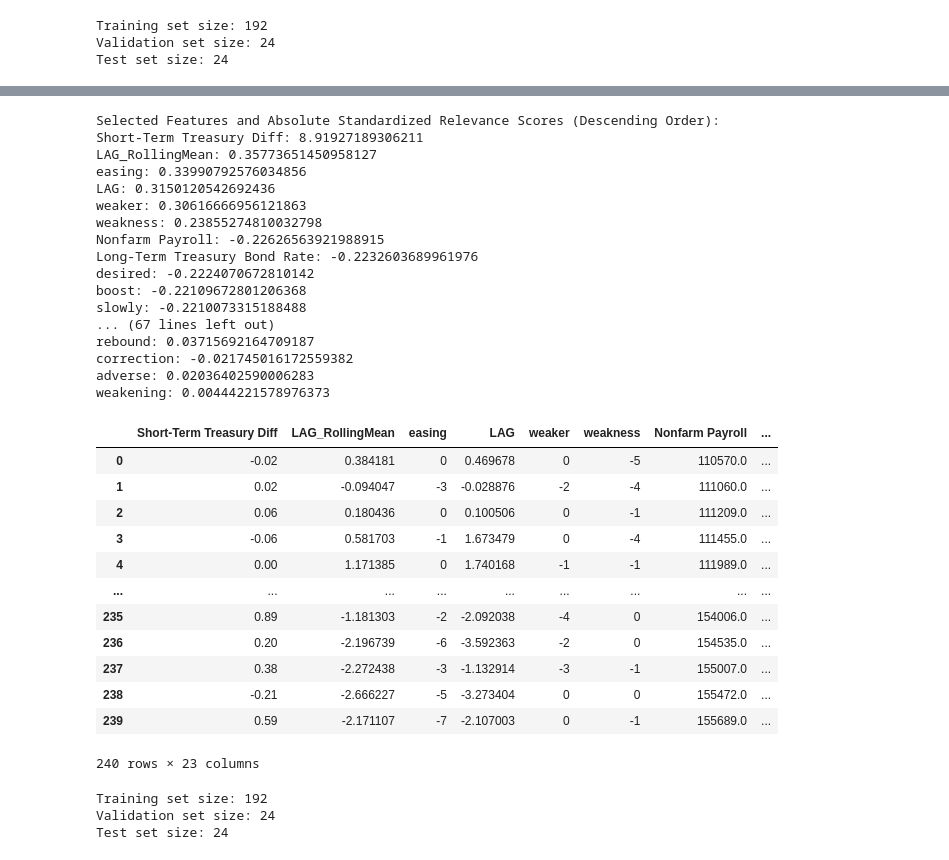
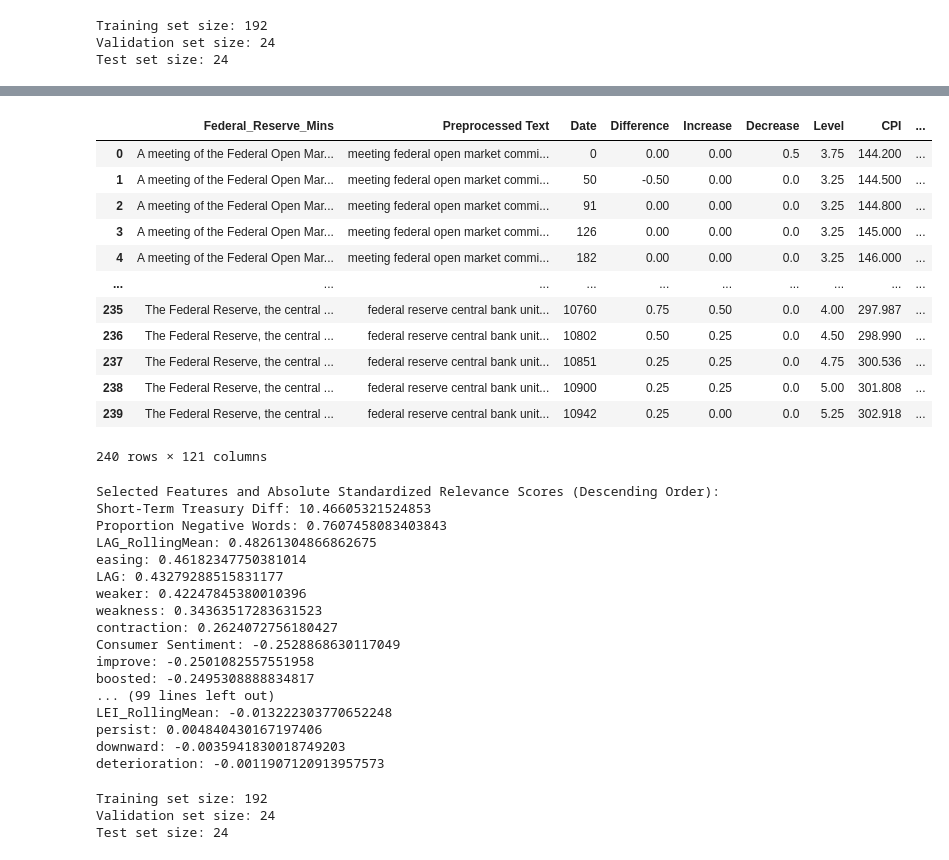
Before and after one commit to abactat/FOMC_Sentiment_Analysis, a Jupyter notebook: notebooks/Model Data Augmentation.ipynb, the cells around one changed output, grey strips where cells are left out. Drawn from its saved outputs; the diff is of its cells as text; code cells hidden in the pictures.

```diff
--- a/notebooks/Model Data Augmentation.ipynb
+++ b/notebooks/Model Data Augmentation.ipynb
@@ -736,3 +723,19 @@ print(table)
+# %%
+second_dataset
+# %% [output]
+|  | Federal_Reserve_Mins | Preprocessed Text | Date | Difference | Increase | Decrease | Level | CPI | ... |
+| 0 | A meeting of the Federal Open Mar... | meeting federal open market commi... | 0 | 0.00 | 0.00 | 0.5 | 3.75 | 144.200 | ... |
+| 1 | A meeting of the Federal Open Mar... | meeting federal open market commi... | 50 | -0.50 | 0.00 | 0.0 | 3.25 | 144.500 | ... |
+| 2 | A meeting of the Federal Open Mar... | meeting federal open market commi... | 91 | 0.00 | 0.00 | 0.0 | 3.25 | 144.800 | ... |
+| 3 | A meeting of the Federal Open Mar... | meeting federal open market commi... | 126 | 0.00 | 0.00 | 0.0 | 3.25 | 145.000 | ... |
+| 4 | A meeting of the Federal Open Mar... | meeting federal open market commi... | 182 | 0.00 | 0.00 | 0.0 | 3.25 | 146.000 | ... |
+| ... | ... | ... | ... | ... | ... | ... | ... | ... | ... |
+| 235 | The Federal Reserve, the central ... | federal reserve central bank unit... | 10760 | 0.75 | 0.50 | 0.0 | 4.00 | 297.987 | ... |
+| 236 | The Federal Reserve, the central ... | federal reserve central bank unit... | 10802 | 0.50 | 0.25 | 0.0 | 4.50 | 298.990 | ... |
+| 237 | The Federal Reserve, the central ... | federal reserve central bank unit... | 10851 | 0.25 | 0.25 | 0.0 | 4.75 | 300.536 | ... |
+| 238 | The Federal Reserve, the central ... | federal reserve central bank unit... | 10900 | 0.25 | 0.25 | 0.0 | 5.00 | 301.808 | ... |
+| 239 | The Federal Reserve, the central ... | federal reserve central bank unit... | 10942 | 0.25 | 0.00 | 0.0 | 5.25 | 302.918 | ... |
+240 rows × 121 columns
 # %%
 # Subset numerical columns
 numerical_columns = second_dataset.select_dtypes(include='number')
@@ -749,7 +752,7 @@ difference_mean = second_dataset['Difference'].mean()
 second_dataset['Difference'].fillna(difference_mean, inplace=True)
 
 # Define the number of features to select
-k = 82
+k = 114
 
 # Perform univariate selection using f_regression
 selector = SelectKBest(score_func=f_regression, k=k)
@@ -780,20 +783,20 @@ for feature, score in selected_features_with_scores:
     print(f"{feature}: {score[0]}")
 # %% [output]
 Selected Features and Absolute Standardized Relevance Scores (Descending Order):
-Short-Term Treasury Diff: 8.91927189306211
-LAG_RollingMean: 0.35773651450958127
-easing: 0.33990792576034856
-LAG: 0.3150120542692436
-weaker: 0.30616666956121863
-weakness: 0.23855274810032798
-Nonfarm Payroll: -0.22626563921988915
-Long-Term Treasury Bond Rate: -0.2232603689961976
-desired: -0.2224070672810142
-boost: -0.22109672801206368
-slowly: -0.2210073315188488
-... (67 lines left out)
-rebound: 0.03715692164709187
-correction: -0.021745016172559382
-adverse: 0.02036402590006283
-weakening: 0.00444221578976373
+Short-Term Treasury Diff: 10.46605321524853
+Proportion Negative Words: 0.7607458083403843
+LAG_RollingMean: 0.48261304866862675
+easing: 0.46182347750381014
+LAG: 0.43279288515831177
+weaker: 0.42247845380010396
+weakness: 0.34363517283631523
+contraction: 0.2624072756180427
+Consumer Sentiment: -0.2528868630117049
+improve: -0.2501082557551958
+boosted: -0.2495308888834817
+... (99 lines left out)
+LEI_RollingMean: -0.013222303770652248
+persist: 0.004840430167197406
+downward: -0.0035941830018749203
+deterioration: -0.0011907120913957573
 # %%
@@ -808,19 +811,3 @@ subset_second_dataset = second_dataset[selected_features_greater_than_0_2]
-# %%
-subset_second_dataset
-# %% [output]
-|  | Short-Term Treasury Diff | LAG_RollingMean | easing | LAG | weaker | weakness | Nonfarm Payroll | ... |
-| 0 | -0.02 | 0.384181 | 0 | 0.469678 | 0 | -5 | 110570.0 | ... |
-| 1 | 0.02 | -0.094047 | -3 | -0.028876 | -2 | -4 | 111060.0 | ... |
-| 2 | 0.06 | 0.180436 | 0 | 0.100506 | 0 | -1 | 111209.0 | ... |
-| 3 | -0.06 | 0.581703 | -1 | 1.673479 | 0 | -4 | 111455.0 | ... |
-| 4 | 0.00 | 1.171385 | 0 | 1.740168 | -1 | -1 | 111989.0 | ... |
-| ... | ... | ... | ... | ... | ... | ... | ... | ... |
-| 235 | 0.89 | -1.181303 | -2 | -2.092038 | -4 | 0 | 154006.0 | ... |
-| 236 | 0.20 | -2.196739 | -6 | -3.592363 | -2 | 0 | 154535.0 | ... |
-| 237 | 0.38 | -2.272438 | -3 | -1.132914 | -3 | -1 | 155007.0 | ... |
-| 238 | -0.21 | -2.666227 | -5 | -3.273404 | 0 | 0 | 155472.0 | ... |
-| 239 | 0.59 | -2.171107 | -7 | -2.107003 | 0 | -1 | 155689.0 | ... |
-240 rows × 23 columns
 # %%
 # Split into training, validation, and test sets
 train, valid = train_test_split(subset_second_dataset, test_size=0.2, shuffle=False)
```
Also changed, not shown: parts of 27 cells of this notebook, 2 other files.
